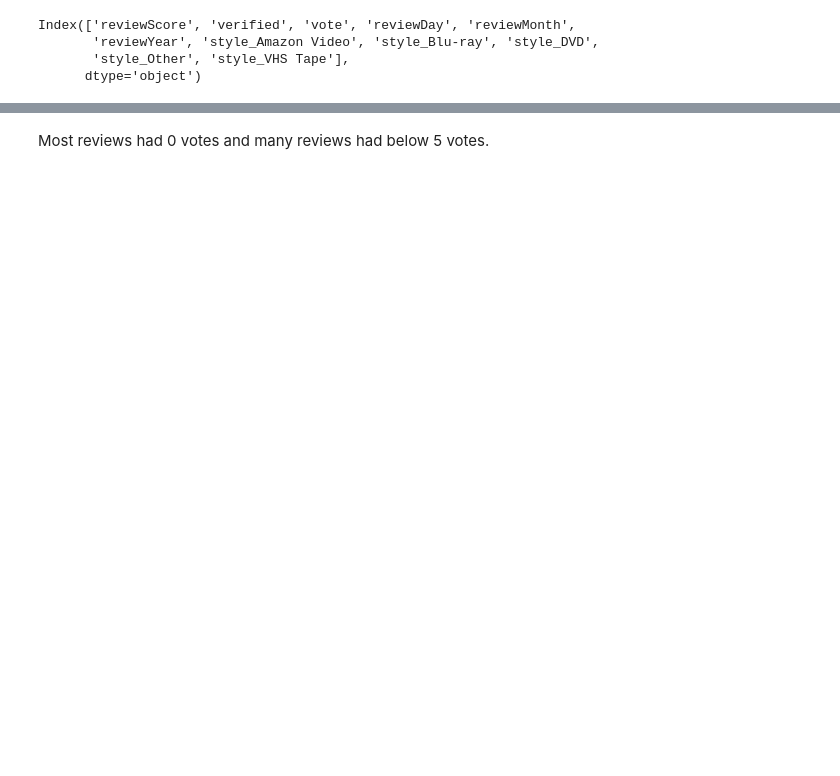
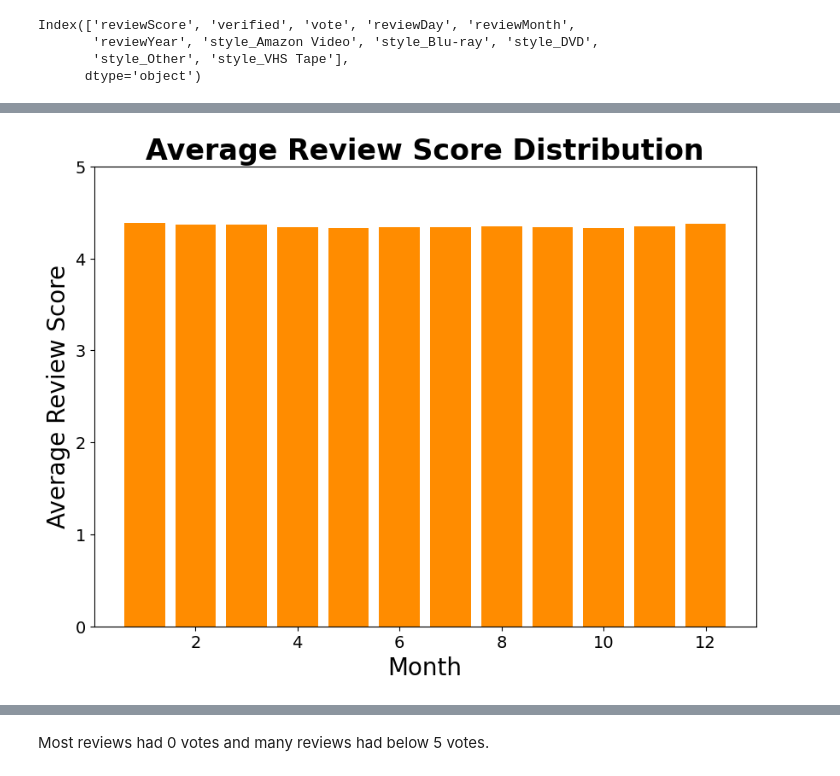
Before and after one commit to JTruong3/Amazon-Product-Recommender, a Jupyter notebook: 1_Preprocessing_and_EDA.ipynb, the cells around one changed output, grey strips where cells are left out. Cells and saved outputs as stored; diff of their text form; code cells hidden in the pictures; blank space fills up the shorter version.

```diff
--- a/1_Preprocessing_and_EDA.ipynb
+++ b/1_Preprocessing_and_EDA.ipynb
@@ -914,0 +968,6 @@ The review day and review month seem to be relatively distributed through the di
+# %%
+# Determine the average review Score for every month can be determined using mean() and a groupby function
+reviewscore_M =clean_df.groupby('reviewMonth')['reviewScore'].mean()
+
+# Check results
+reviewscore_M
@@ -914,0 +989,22 @@ The review day and review month seem to be relatively distributed through the di
+# %%
+# Set up figure size
+plt.figure(figsize = (10,7))
+
+# Make bar plot using the index and values from above
+plt.bar(reviewscore_M.index, reviewscore_M.values,  color = 'darkorange')
+
+# Change size of tick labels
+plt.xticks(fontsize = 14)
+plt.yticks(fontsize = 14)
+
+# Set y axis range
+plt.ylim([0,5])
+
+# Label the plot
+plt.title(f'Average Review Score Distribution', fontweight = 'bold', fontsize = 24)
+plt.xlabel('Month', fontsize = 20)
+plt.ylabel('Average Review Score', fontsize = 20)
+
+plt.show()
+# %% [output]
+[figure, added]
```
Also changed, not shown: parts of 60 cells of this notebook.
